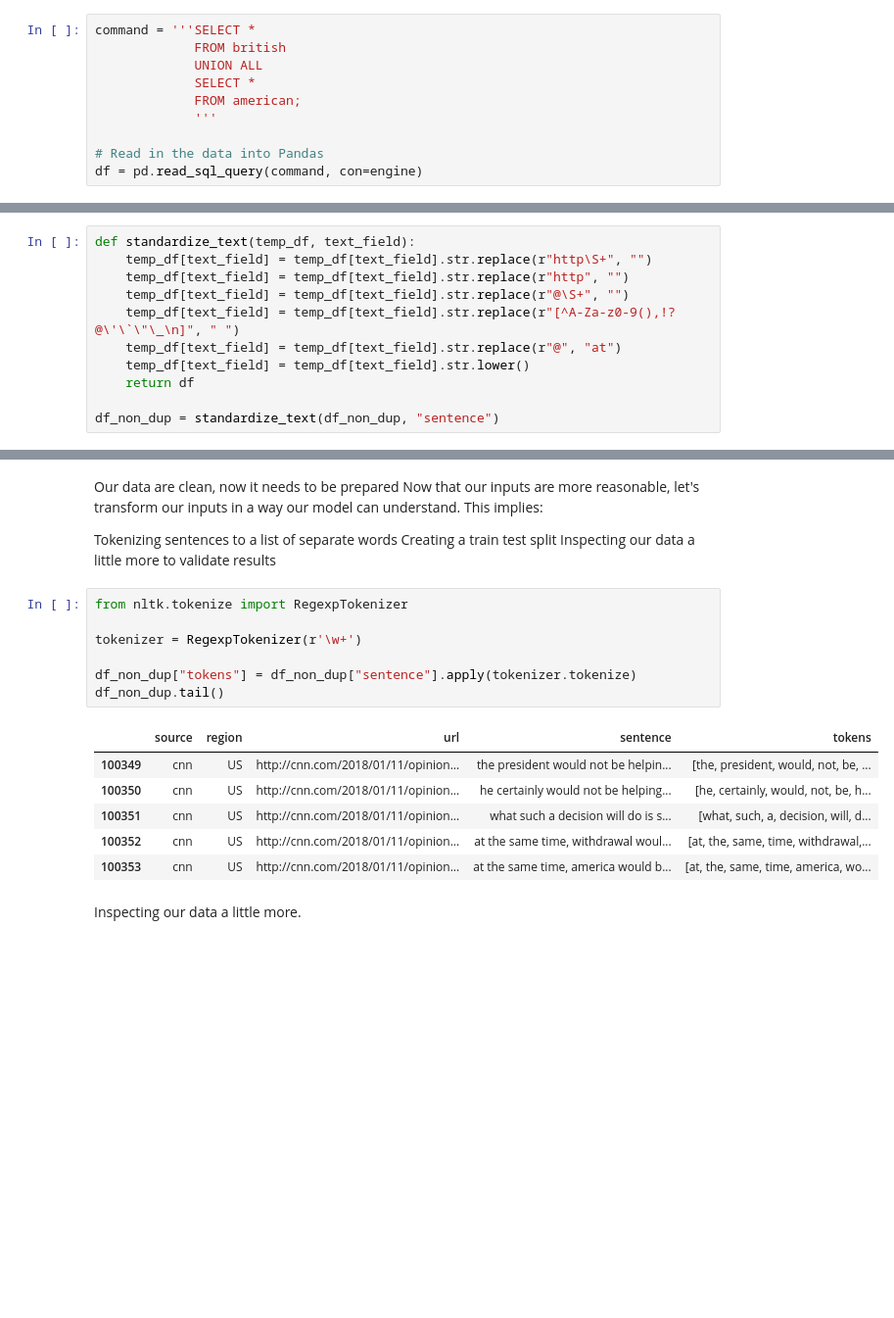
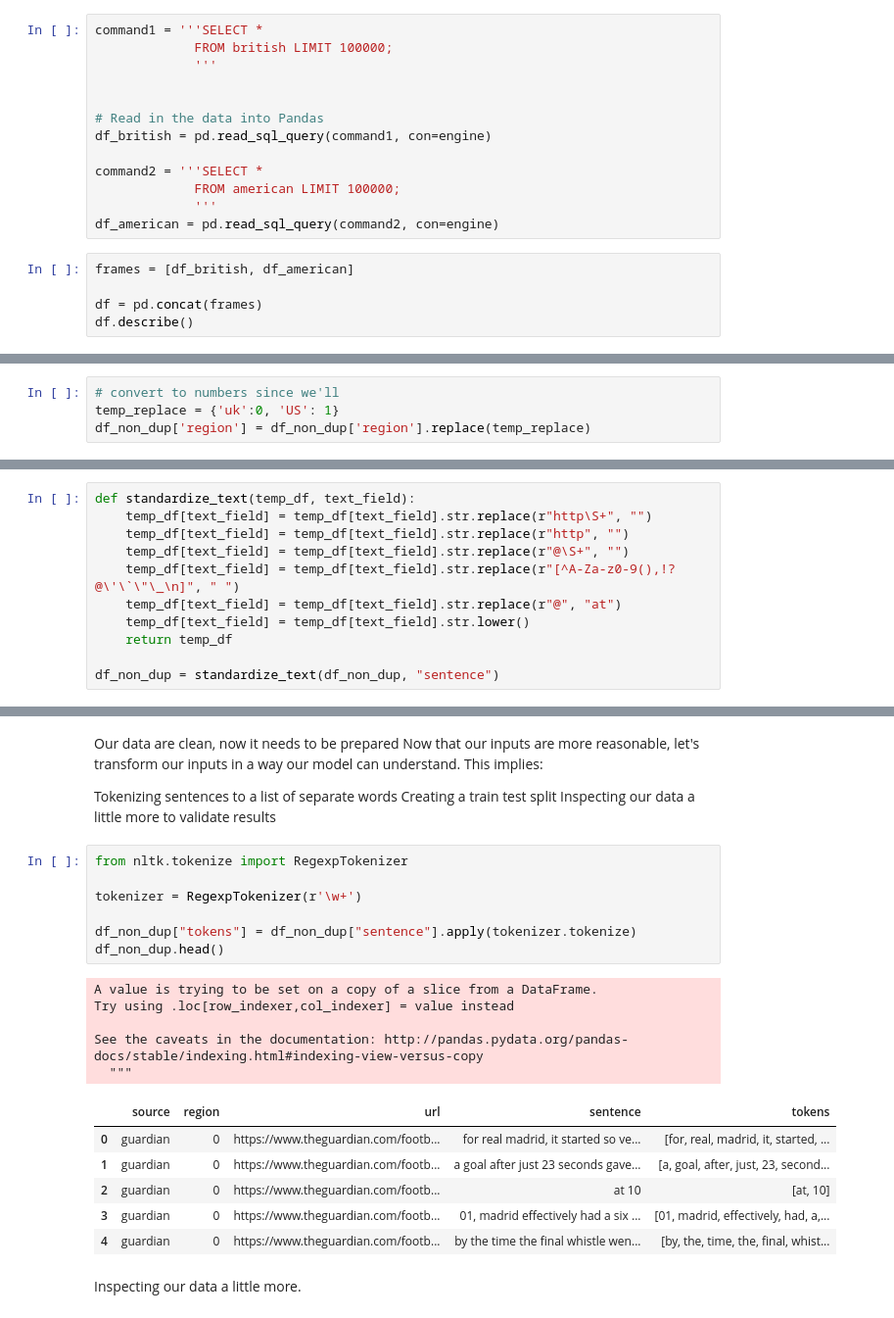
Before and after one commit to drinandan/insight-project, a Jupyter notebook: 2018.01.14_gathering_regional_newspaper_data.ipynb, the cells around one changed output, grey strips where cells are left out. Shown at 98% size. Cells and saved outputs as stored; diff of their text form; blank space fills up the shorter version.

```diff
--- a/2018.01.14_gathering_regional_newspaper_data.ipynb
+++ b/2018.01.14_gathering_regional_newspaper_data.ipynb
@@ -400,12 +389,20 @@ print (cur.fetchall())
 # %% [markdown]
 # Now pull the data into a dataframe using Pandas.
 # %%
-command = '''SELECT *
-             FROM british
-             UNION ALL
-             SELECT *
-             FROM american;
+command1 = '''SELECT *
+             FROM british LIMIT 100000;
              '''
 
+
 # Read in the data into Pandas
-df = pd.read_sql_query(command, con=engine)
+df_british = pd.read_sql_query(command1, con=engine)
+
+command2 = '''SELECT *
+             FROM american LIMIT 100000;
+             '''
+df_american = pd.read_sql_query(command2, con=engine)
+# %%
+frames = [df_british, df_american]
+
+df = pd.concat(frames)
+df.describe()
@@ -438,2 +432,6 @@ df.describe()
 # %%
 df_non_dup = df.drop_duplicates()
+# %%
+# convert to numbers since we'll
+temp_replace = {'uk':0, 'US': 1}
+df_non_dup['region'] = df_non_dup['region'].replace(temp_replace)
@@ -457,6 +462,6 @@ def standardize_text(temp_df, text_field):
     temp_df[text_field] = temp_df[text_field].str.replace(r"[^A-Za-z0-9(),!?@\'\`\"\_\n]", " ")
     temp_df[text_field] = temp_df[text_field].str.replace(r"@", "at")
     temp_df[text_field] = temp_df[text_field].str.lower()
-    return df
+    return temp_df
 
 df_non_dup = standardize_text(df_non_dup, "sentence")
@@ -488,17 +511,22 @@ Inspecting our data a little more to validate results
 # %%
 from nltk.tokenize import RegexpTokenizer
 
 tokenizer = RegexpTokenizer(r'\w+')
 
 df_non_dup["tokens"] = df_non_dup["sentence"].apply(tokenizer.tokenize)
-df_non_dup.tail()
+df_non_dup.head()
 # %% [output]
+A value is trying to be set on a copy of a slice from a DataFrame.
+Try using .loc[row_indexer,col_indexer] = value instead
+
+See the caveats in the documentation: http://pandas.pydata.org/pandas-docs/stable/indexing.html#indexing-view-versus-copy
+  """
 |  | source | region | url | sentence | tokens |
-| 100349 | cnn | US | http://cnn.com/2018/01/11/opinion... | the president would not be helpin... | [the, president, would, not, be, ... |
-| 100350 | cnn | US | http://cnn.com/2018/01/11/opinion... | he certainly would not be helping... | [he, certainly, would, not, be, h... |
-| 100351 | cnn | US | http://cnn.com/2018/01/11/opinion... | what such a decision will do is s... | [what, such, a, decision, will, d... |
-| 100352 | cnn | US | http://cnn.com/2018/01/11/opinion... | at the same time, withdrawal woul... | [at, the, same, time, withdrawal,... |
-| 100353 | cnn | US | http://cnn.com/2018/01/11/opinion... | at the same time, america would b... | [at, the, same, time, america, wo... |
+| 0 | guardian | 0 | https://www.theguardian.com/footb... | for real madrid, it started so ve... | [for, real, madrid, it, started, ... |
+| 1 | guardian | 0 | https://www.theguardian.com/footb... | a goal after just 23 seconds gave... | [a, goal, after, just, 23, second... |
+| 2 | guardian | 0 | https://www.theguardian.com/footb... | at 10 | [at, 10] |
+| 3 | guardian | 0 | https://www.theguardian.com/footb... | 01, madrid effectively had a six ... | [01, madrid, effectively, had, a,... |
+| 4 | guardian | 0 | https://www.theguardian.com/footb... | by the time the final whistle wen... | [by, the, time, the, final, whist... |
 # %% [markdown]
 Inspecting our data a little more.
 # %%
```
Also changed, not shown: parts of 66 cells of this notebook.
